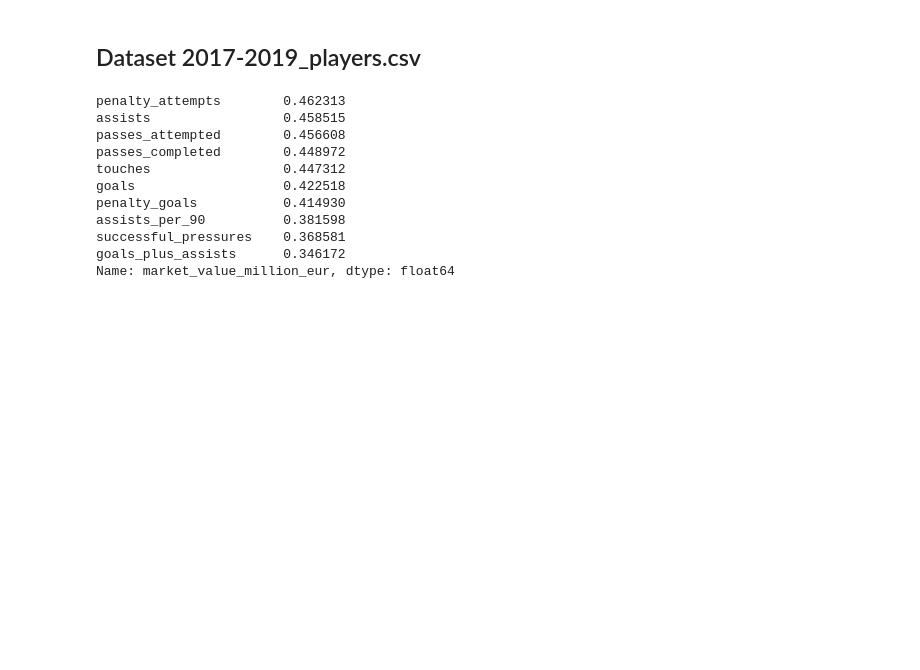
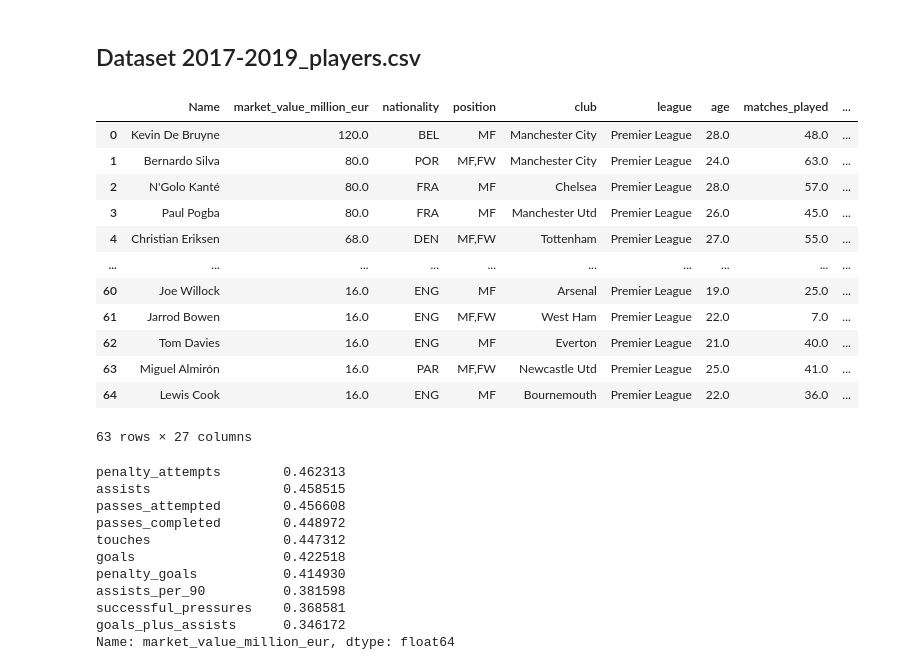
Before and after one commit to karsan377/EPL-Midfielder-Value, a Jupyter notebook: MarketValuePredictor.ipynb, the cells around one changed output. Cells and saved outputs as stored; diff of their text form; code cells hidden in the pictures; blank space fills up the shorter version.

```diff
--- a/MarketValuePredictor.ipynb
+++ b/MarketValuePredictor.ipynb
@@ -182,33 +194,48 @@ player_stats_17_19.rename(columns={
     'league': 'league',
     'age': 'age',
     'mp': 'matches_played',
     'starts': 'starts',
     'min': 'minutes_played',
     'gls': 'goals',
     'ast': 'assists',
     'pk': 'penalty_goals',
     'pkatt': 'penalty_attempts',
     'gls90': 'goals_per_90',
     'ast90': 'assists_per_90',
     'g+a': 'goals_plus_assists',
     'passes_completed': 'passes_completed',
     'passes_attempted': 'passes_attempted',
     'cmp%': 'pass_completion_pct',
     'touches': 'touches',
     'tackle': 'tackles',
     'press': 'pressures',
     'succ_x': 'successful_pressures',
     'blocks': 'blocks',
     'int': 'interceptions',
     'clr': 'clearances'
 }, inplace=True)
 
 player_stats_17_19.rename(columns={'player_name': 'Name'}, inplace=True)
 
 merged_df = pd.merge(player_stats, player_stats_17_19, on="Name", how="inner")
 
 # Drop duplicates
 merged_df = player_stats_17_19.drop_duplicates(subset="Name", keep="first")
+merged_df
+# %% [output]
+|  | Name | market_value_million_eur | nationality | position | club | league | age | matches_played | ... |
+| 0 | Kevin De Bruyne | 120.0 | BEL | MF | Manchester City | Premier League | 28.0 | 48.0 | ... |
+| 1 | Bernardo Silva | 80.0 | POR | MF,FW | Manchester City | Premier League | 24.0 | 63.0 | ... |
+| 2 | N'Golo Kanté | 80.0 | FRA | MF | Chelsea | Premier League | 28.0 | 57.0 | ... |
+| 3 | Paul Pogba | 80.0 | FRA | MF | Manchester Utd | Premier League | 26.0 | 45.0 | ... |
+| 4 | Christian Eriksen | 68.0 | DEN | MF,FW | Tottenham | Premier League | 27.0 | 55.0 | ... |
+| ... | ... | ... | ... | ... | ... | ... | ... | ... | ... |
+| 60 | Joe Willock | 16.0 | ENG | MF | Arsenal | Premier League | 19.0 | 25.0 | ... |
+| 61 | Jarrod Bowen | 16.0 | ENG | MF,FW | West Ham | Premier League | 22.0 | 7.0 | ... |
+| 62 | Tom Davies | 16.0 | ENG | MF | Everton | Premier League | 21.0 | 40.0 | ... |
+| 63 | Miguel Almirón | 16.0 | PAR | MF,FW | Newcastle Utd | Premier League | 25.0 | 41.0 | ... |
+| 64 | Lewis Cook | 16.0 | ENG | MF | Bournemouth | Premier League | 22.0 | 36.0 | ... |
+63 rows × 27 columns
 # %%
 # Compute correlation matrix
 correlation_matrix = merged_df.corr(numeric_only=True)
```
Also changed, not shown: parts of 5 cells of this notebook.
